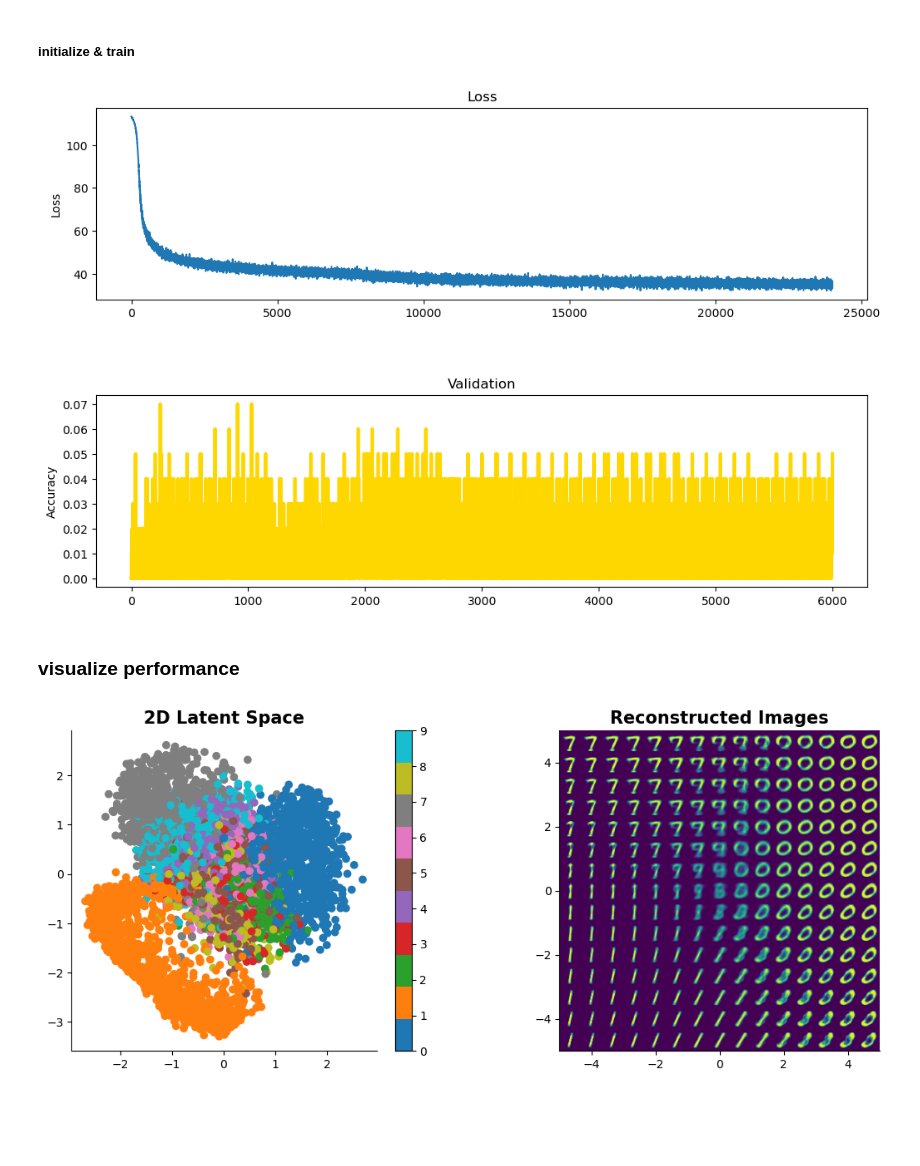
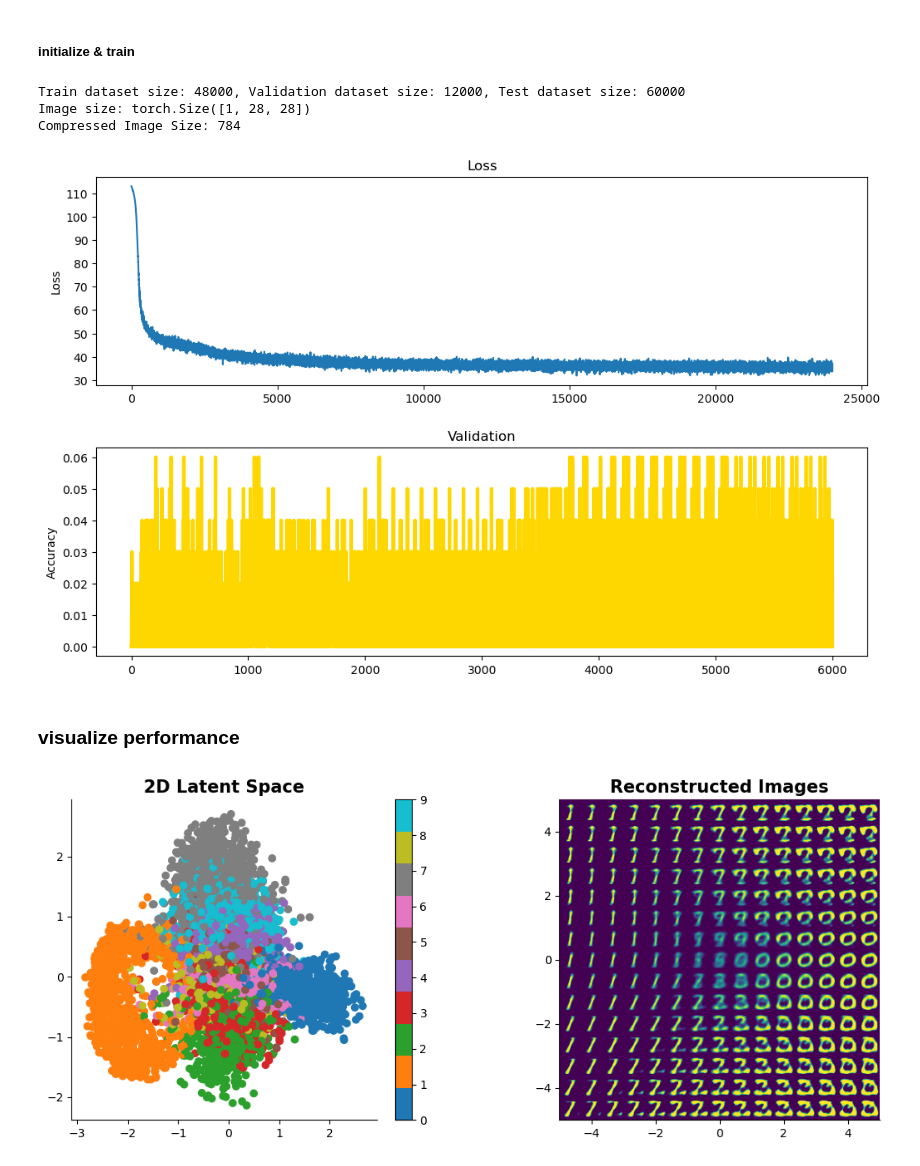
Before and after one commit to emmabacarra/cmbresearch, a Jupyter notebook: autoencoder practice/my vae.ipynb, the cells around one changed output. Drawn from its saved outputs; the diff is of its cells as text; code cells hidden in the pictures; blank space fills up the shorter version.

```diff
--- a/autoencoder practice/my vae.ipynb
+++ b/autoencoder practice/my vae.ipynb
@@ -245,26 +246,33 @@ def plot_reconstructed(model, rangex=(-5, 10), rangey=(-10, 5), n=12):
     plt.imshow(img, extent=[*rangex, *rangey])
 # %% [markdown]
 ##### initialize & train
+# %%
+print(f"Train dataset size: {len(train_dataset)}, Validation dataset size: {len(val_dataset)}, Test dataset size: {len(test_dataset)}")
+print(f"Image size: {train_dataset[0][0].size()}")
+
+# compressed image size: 28x28 = 784
+img_size = train_dataset[0][0].size()[1]*train_dataset[0][0].size()[2]
+print(f"Compressed Image Size: {img_size}")
+# %% [output]
+Train dataset size: 48000, Validation dataset size: 12000, Test dataset size: 60000
+Image size: torch.Size([1, 28, 28])
+Compressed Image Size: 784
 # %%
-# compressed image size: 28x28 = 784
-img_size = train_dataset[0][0].size()[1]*train_dataset[0][0].size()[2]
-print(f"Compressed Image Size: {img_size}")
-
 model = vae(
         input_dim=img_size,
         hidden_dim=400,
         num_layers=200,
         latent_dim=2,
-        leak=0.01, drop=0.4
+        leak=0.5, drop=0.1
     ).to(device)
 
 optimizer = Adam(model.parameters(), lr=0.00001, weight_decay=1e-4)
 validaters, losses = [], []
 train(model, optimizer, epochs=50, device=device,
       loss_list=losses, val_list=validaters, x_dim=img_size
     )
 # %% [output]
-[figure, old version]
+[figure, new version]
 # %% [markdown]
 ### visualize performance
 # %%
@@ -280,4 +288,4 @@ plt.title("Reconstructed Images", fontsize = 15, fontweight = 'bold')
 plot_reconstructed(model, n=15, rangex=(-5, 5), rangey=(-5, 5))
 sns.despine()
 # %% [output]
-[figure, old version]
+[figure, new version]
```
Also changed, not shown: parts of 1 cell of this notebook.
